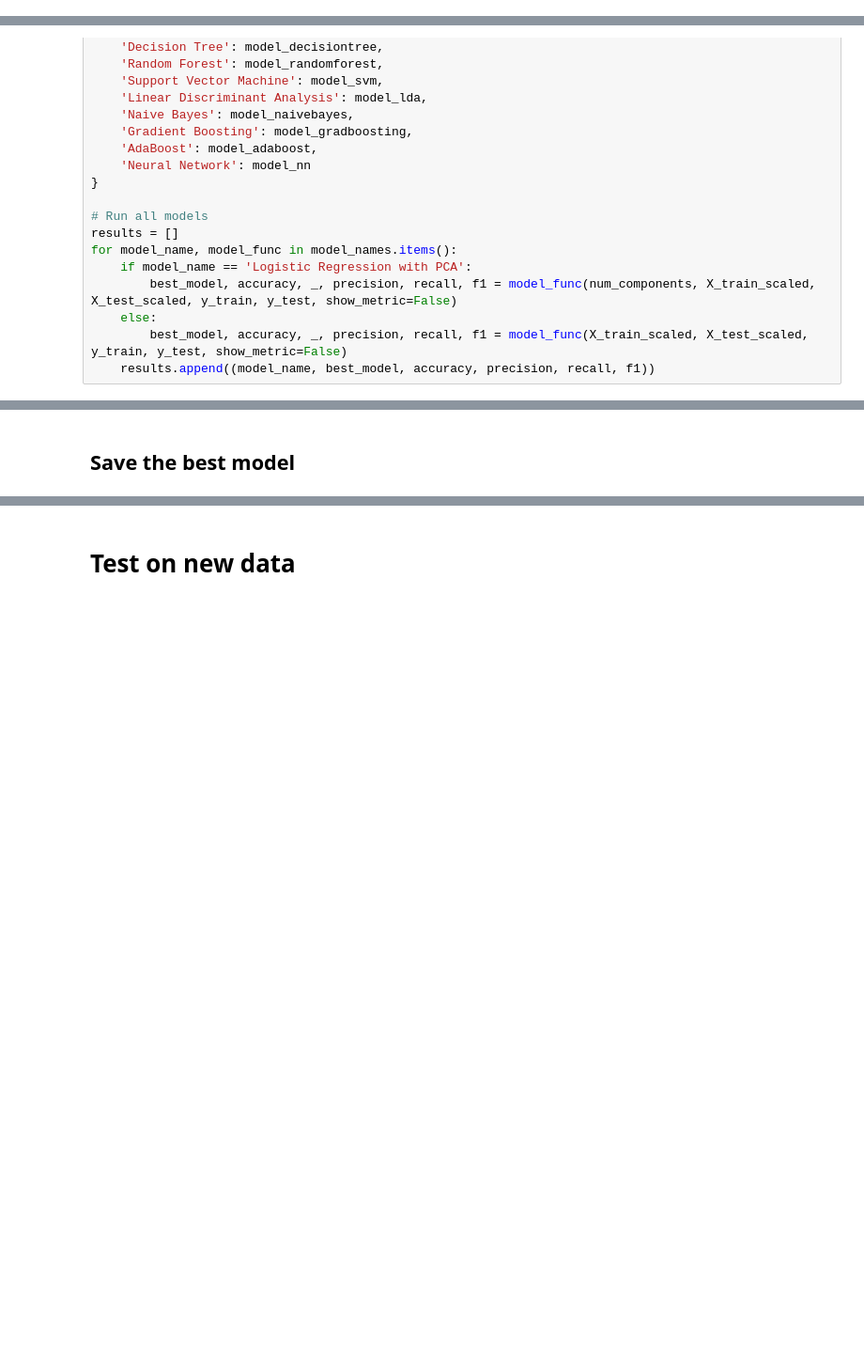
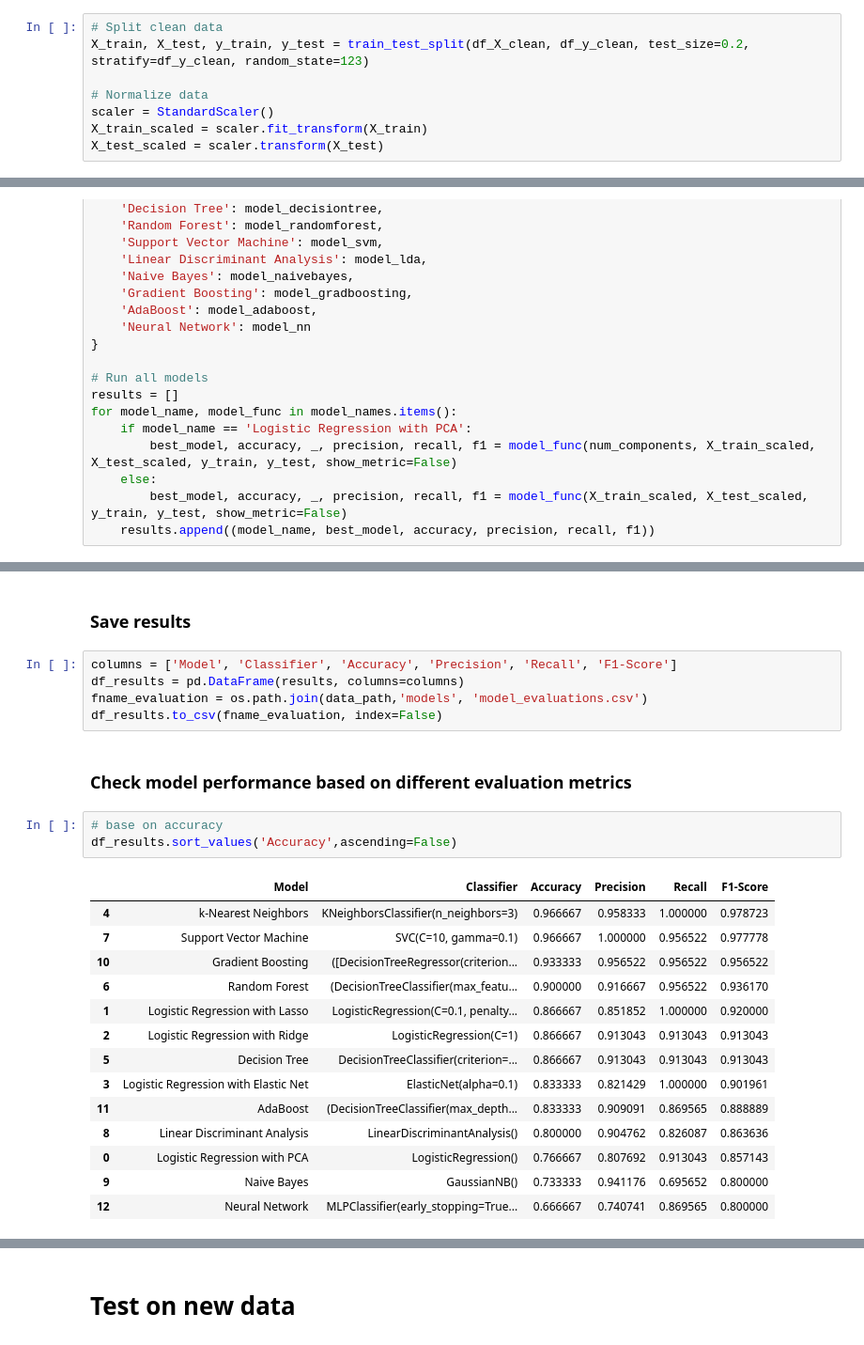
Before and after one commit to linwangmeyer/PredictParkinson, a Jupyter notebook: notebook/PredictParkinsons.ipynb, the cells around one changed output, grey strips where cells are left out. Shown at 94% size. Saved outputs shown, nothing was run; the diff lists cells and outputs as text; blank space fills up the shorter version.

Commit message:
add results

```diff
--- a/notebook/PredictParkinsons.ipynb
+++ b/notebook/PredictParkinsons.ipynb
@@ -869,6 +868,14 @@ X_train, X_test, y_train, y_test = train_test_split(df_X, df_y, test_size=0.2, s
 scaler = StandardScaler()
 X_train_scaled = scaler.fit_transform(X_train)
 X_test_scaled = scaler.transform(X_test)
+# %%
+# Split clean data
+X_train, X_test, y_train, y_test = train_test_split(df_X_clean, df_y_clean, test_size=0.2, stratify=df_y_clean, random_state=123)
+
+# Normalize data
+scaler = StandardScaler()
+X_train_scaled = scaler.fit_transform(X_train)
+X_test_scaled = scaler.transform(X_test)
 # %% [markdown]
 ## Run all models
 # %%
@@ -970,2 +907,27 @@ F1 Score: 0.9787234042553191
 # %% [markdown]
-## Save the best model
+### Save results
+# %%
+columns = ['Model', 'Classifier', 'Accuracy', 'Precision', 'Recall', 'F1-Score']
+df_results = pd.DataFrame(results, columns=columns)
+fname_evaluation = os.path.join(data_path,'models', 'model_evaluations.csv')
+df_results.to_csv(fname_evaluation, index=False)
+# %% [markdown]
+### Check model performance based on different evaluation metrics
+# %%
+# base on accuracy
+df_results.sort_values('Accuracy',ascending=False)
+# %% [output]
+|  | Model | Classifier | Accuracy | Precision | Recall | F1-Score |
+| 4 | k-Nearest Neighbors | KNeighborsClassifier(n_neighbors=3) | 0.966667 | 0.958333 | 1.000000 | 0.978723 |
+| 7 | Support Vector Machine | SVC(C=10, gamma=0.1) | 0.966667 | 1.000000 | 0.956522 | 0.977778 |
+| 10 | Gradient Boosting | ([DecisionTreeRegressor(criterion... | 0.933333 | 0.956522 | 0.956522 | 0.956522 |
+| 6 | Random Forest | (DecisionTreeClassifier(max_featu... | 0.900000 | 0.916667 | 0.956522 | 0.936170 |
+| 1 | Logistic Regression with Lasso | LogisticRegression(C=0.1, penalty... | 0.866667 | 0.851852 | 1.000000 | 0.920000 |
+| 2 | Logistic Regression with Ridge | LogisticRegression(C=1) | 0.866667 | 0.913043 | 0.913043 | 0.913043 |
+| 5 | Decision Tree | DecisionTreeClassifier(criterion=... | 0.866667 | 0.913043 | 0.913043 | 0.913043 |
+| 3 | Logistic Regression with Elastic Net | ElasticNet(alpha=0.1) | 0.833333 | 0.821429 | 1.000000 | 0.901961 |
+| 11 | AdaBoost | (DecisionTreeClassifier(max_depth... | 0.833333 | 0.909091 | 0.869565 | 0.888889 |
+| 8 | Linear Discriminant Analysis | LinearDiscriminantAnalysis() | 0.800000 | 0.904762 | 0.826087 | 0.863636 |
+| 0 | Logistic Regression with PCA | LogisticRegression() | 0.766667 | 0.807692 | 0.913043 | 0.857143 |
+| 9 | Naive Bayes | GaussianNB() | 0.733333 | 0.941176 | 0.695652 | 0.800000 |
+| 12 | Neural Network | MLPClassifier(early_stopping=True... | 0.666667 | 0.740741 | 0.869565 | 0.800000 |
```
Also changed, not shown: parts of 15 cells of this notebook, 4 other files.
